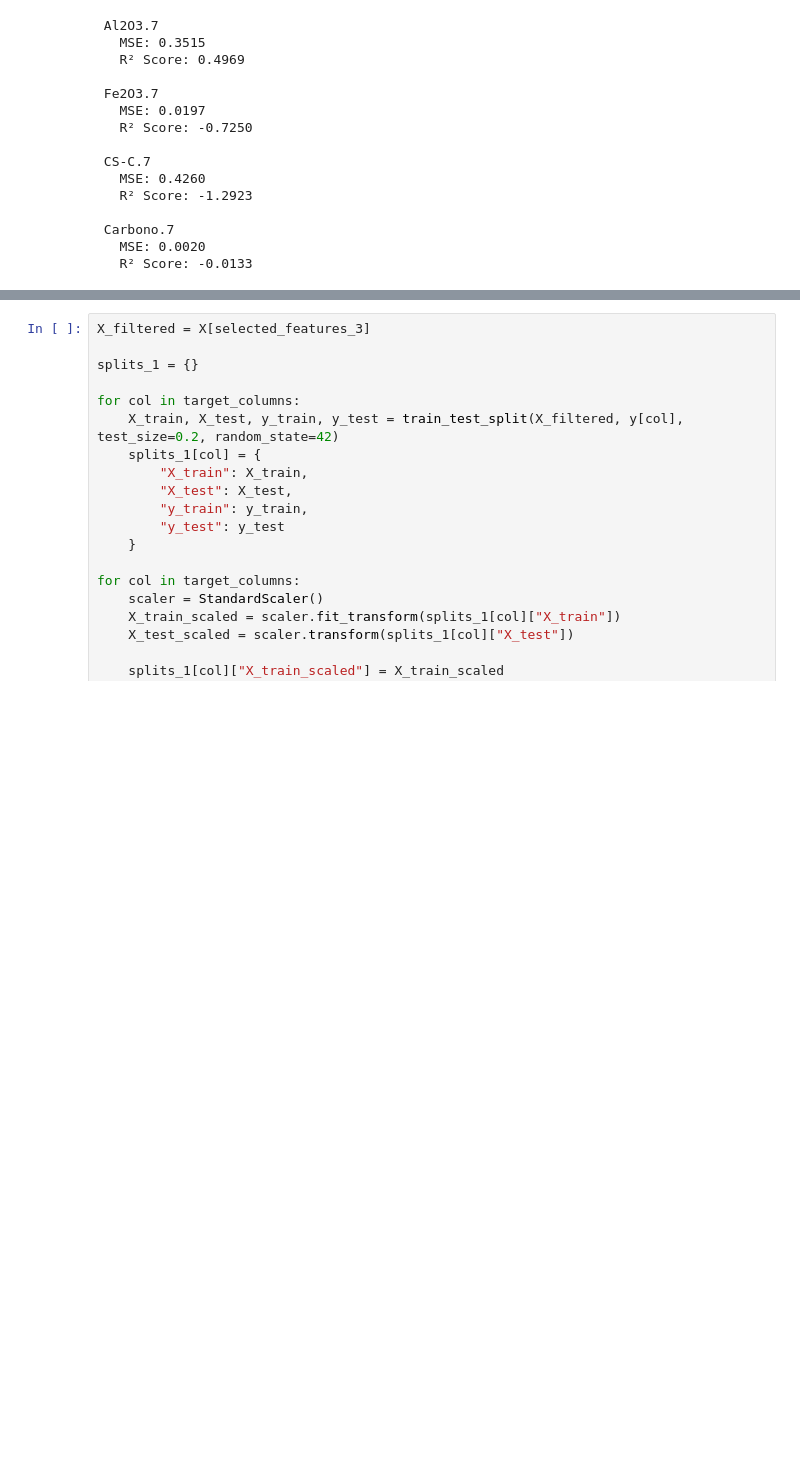
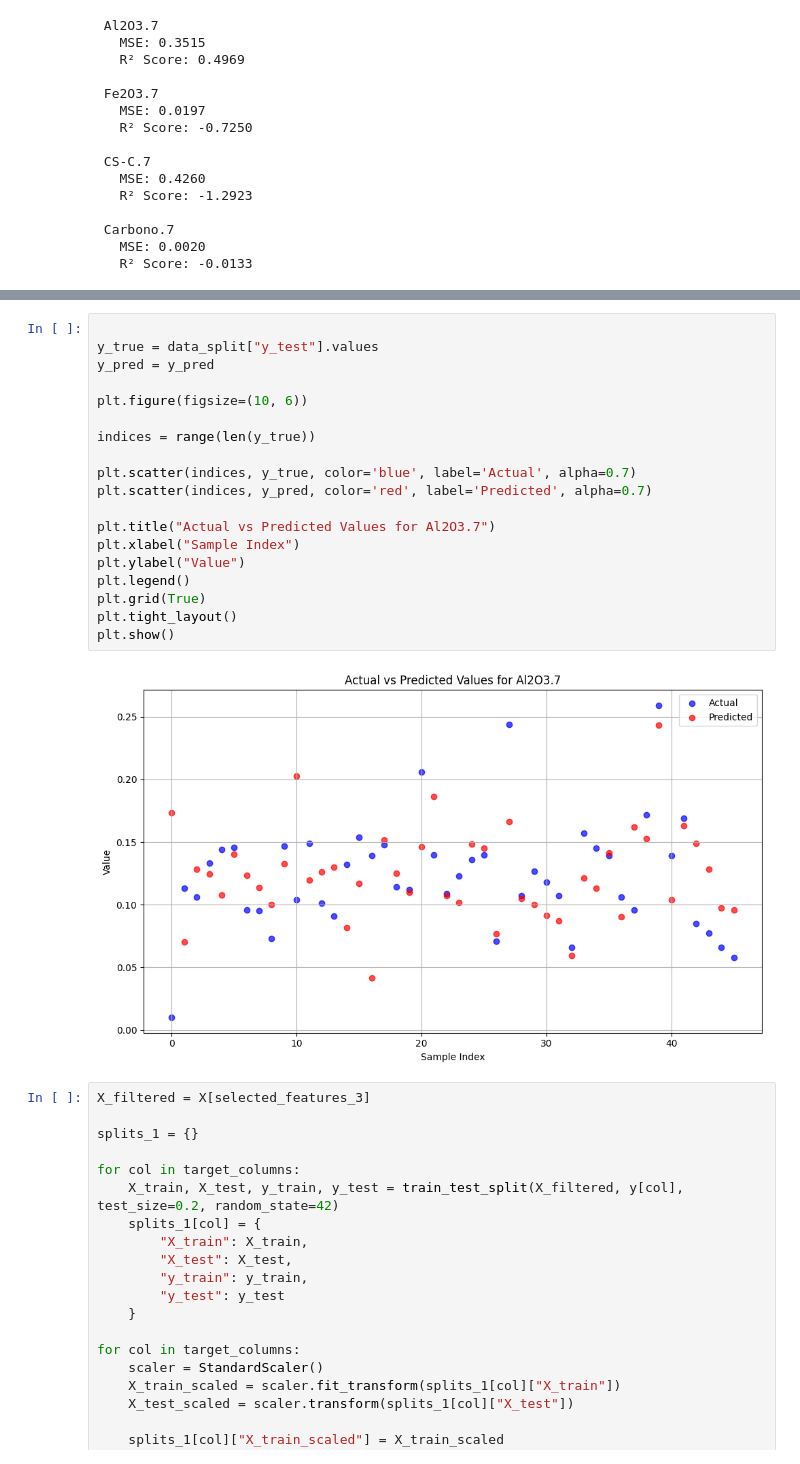
Before and after one commit to pedro-ddomingues/PEC, a Jupyter notebook: Data_Stuff.ipynb, the cells around one changed output, grey strips where cells are left out. Saved outputs shown, nothing was run; the diff lists cells and outputs as text; blank space fills up the shorter version.

Commit message:
Added pred vs actual graph

```diff
--- a/Data_Stuff.ipynb
+++ b/Data_Stuff.ipynb
@@ -1397,3 +1329,24 @@ for target, data_split in splits.items():
+# %%
+
+y_true = data_split["y_test"].values
+y_pred = y_pred
+
+plt.figure(figsize=(10, 6))
+
+indices = range(len(y_true))
+
+plt.scatter(indices, y_true, color='blue', label='Actual', alpha=0.7)
+plt.scatter(indices, y_pred, color='red', label='Predicted', alpha=0.7)
+
+plt.title("Actual vs Predicted Values for Al2O3.7")
+plt.xlabel("Sample Index")
+plt.ylabel("Value")
+plt.legend()
+plt.grid(True)
+plt.tight_layout()
+plt.show()
+# %% [output]
+[figure, added]
 # %%
 X_filtered = X[selected_features_3]
 
```
Also changed, not shown: parts of 13 cells of this notebook.
